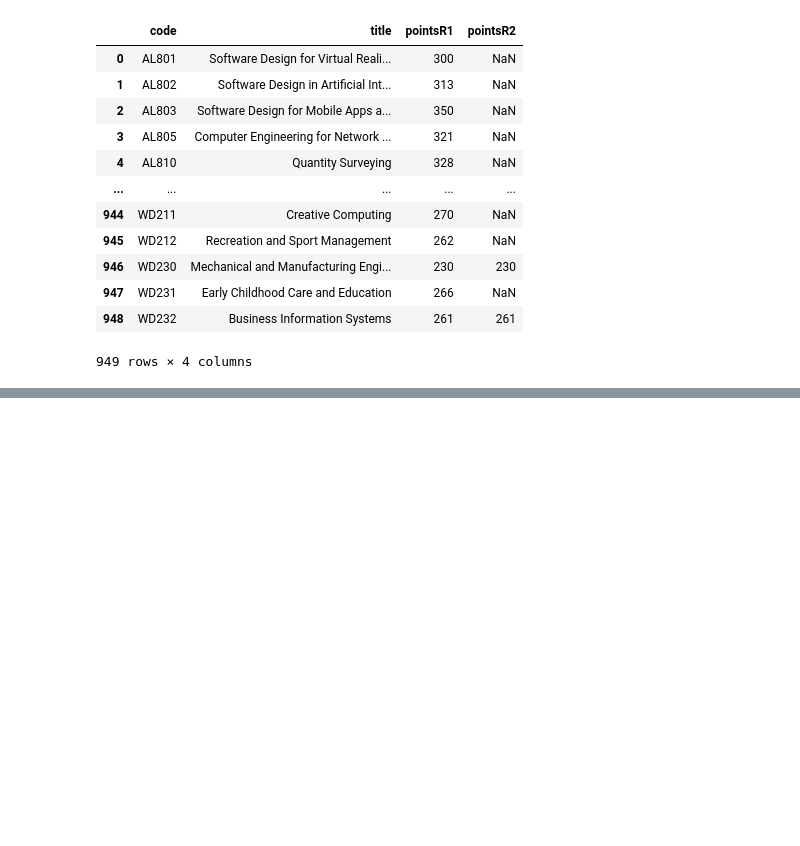
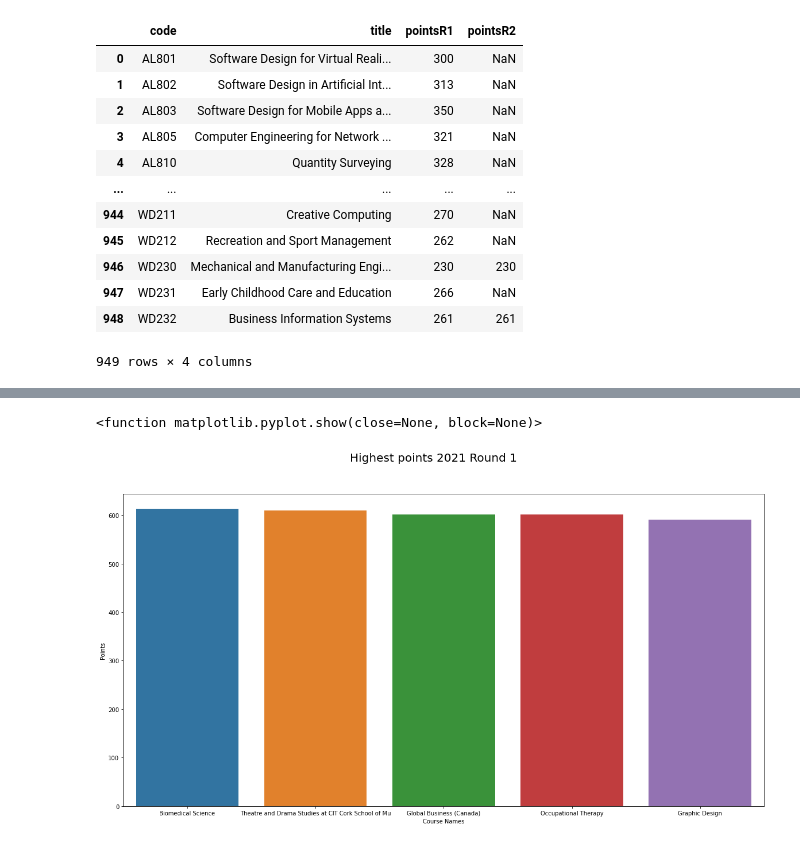
Before and after one commit to katel85/FundamentalsDA, a Jupyter notebook: CAOFinal.ipynb, the cells around one changed output, grey strips where cells are left out. Drawn from its saved outputs; the diff is of its cells as text; code cells hidden in the pictures; blank space fills up the shorter version.

```diff
--- a/CAOFinal.ipynb
+++ b/CAOFinal.ipynb
@@ -141,0 +533,8 @@ df2021
+# %%
+# Just to make it easier writing the code I have shortened the name of the dataset to ac3
+ac3=allcourses
+# %%
+#In order to compare the course points I need to change there dtype to float64
+ac3['points_r1_2021']=pd.to_numeric(ac3['points_r1_2021'], errors='coerce').astype('float64')
+ac3['points_r1_2020']=pd.to_numeric(ac3['points_r1_2020'], errors='coerce').astype('float64')
+ac3['points_r1_2019']=pd.to_numeric(ac3['points_r1_2019'], errors='coerce').astype('float64')
@@ -141,0 +850,5 @@ df2021
+# %%
+# the code below is only giving the points beyween the range 50-630 in the 2021 r1 points column
+#https://www.statology.org/pandas-select-rows-based-on-column-values/#:~:text=You%20can%20use%20one%20of%20the%20following%20methods,%5Bdf%5B%27%20col1%20%27%5D.%20isin%20%28%5Bvalue1%2C%20value2%2C%20value3%2C%20...%5D%29%5D
+x= ac3.dropna().loc[(ac3['points_r1_2021'] >= 60) & (ac3['points_r1_2021'] < 630)]
+x
@@ -141,0 +870,3 @@ df2021
+# %%
+c=x.nlargest(5, ['points_r1_2021','points_r1_2020','points_r1_2019'], keep='first')
+c
@@ -141,0 +881,11 @@ df2021
+# %%
+plt.figure(figsize=(20,10))
+
+sns.barplot(x='title',y='points_r1_2021',data=c)
+plt.suptitle('Highest points 2021 Round 1', fontsize=20)
+plt.xlabel('Course Names')
+plt.ylabel('Points')
+plt.show
+# %% [output]
+<function matplotlib.pyplot.show(close=None, block=None)>
+[figure, added]
```
Also changed, not shown: parts of 96 cells of this notebook, 45 other files.
